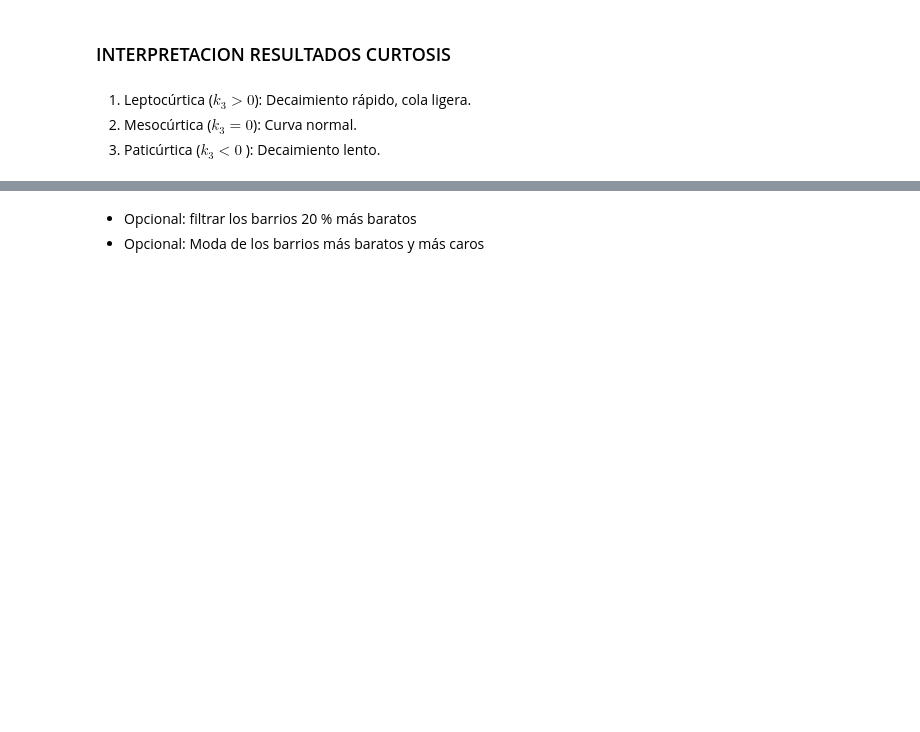
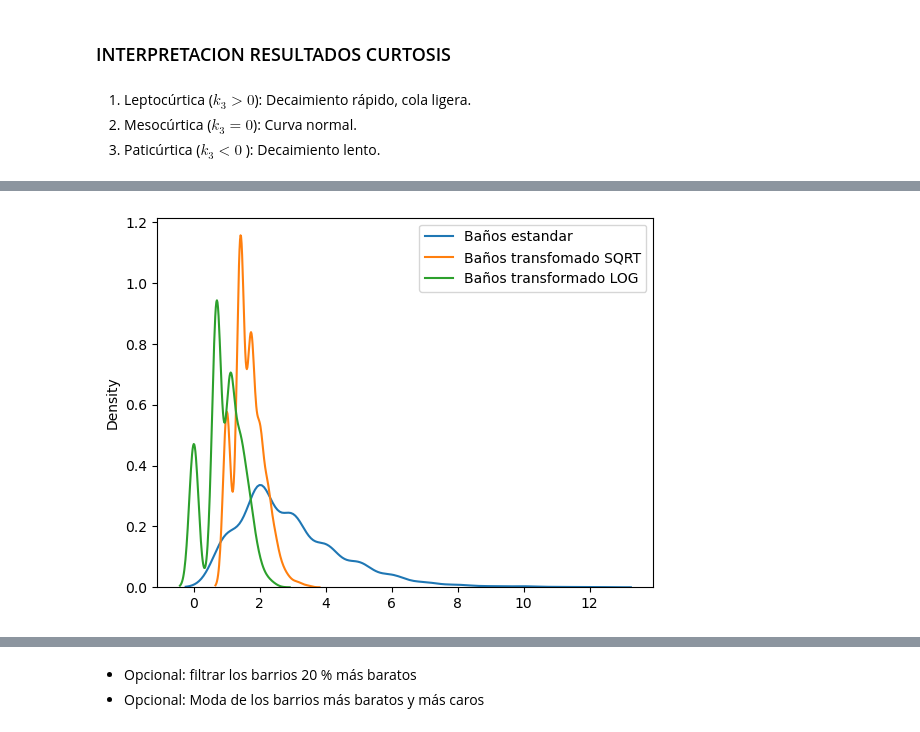
Before and after one commit to mplazap/Bootcamp_ejercicios, a Jupyter notebook: Tema 2 - Matematicas y Estadistica/Ejercicio evaluable (19-12-2024)/M2 - Marino Plaza.ipynb, the cells around one changed output, grey strips where cells are left out. Drawn from its saved outputs; the diff is of its cells as text; code cells hidden in the pictures; blank space fills up the shorter version.

```diff
--- a/Tema 2 - Matematicas y Estadistica/Ejercicio evaluable (19-12-2024)/M2 - Marino Plaza.ipynb
+++ b/Tema 2 - Matematicas y Estadistica/Ejercicio evaluable (19-12-2024)/M2 - Marino Plaza.ipynb
@@ -1131,0 +1152,7 @@ Primeros 10 valores de Metros: [183 170 270 248 116 360 305 183 112 153]
+# %%
+sns.kdeplot(baths, label = "Baños estandar")
+sns.kdeplot(baths_sqrt, label = "Baños transfomado SQRT")
+sns.kdeplot(baths_log, label = "Baños transformado LOG")
+plt.legend();
+# %% [output]
+[figure, added]
```
Also changed, not shown: parts of 15 cells of this notebook.
